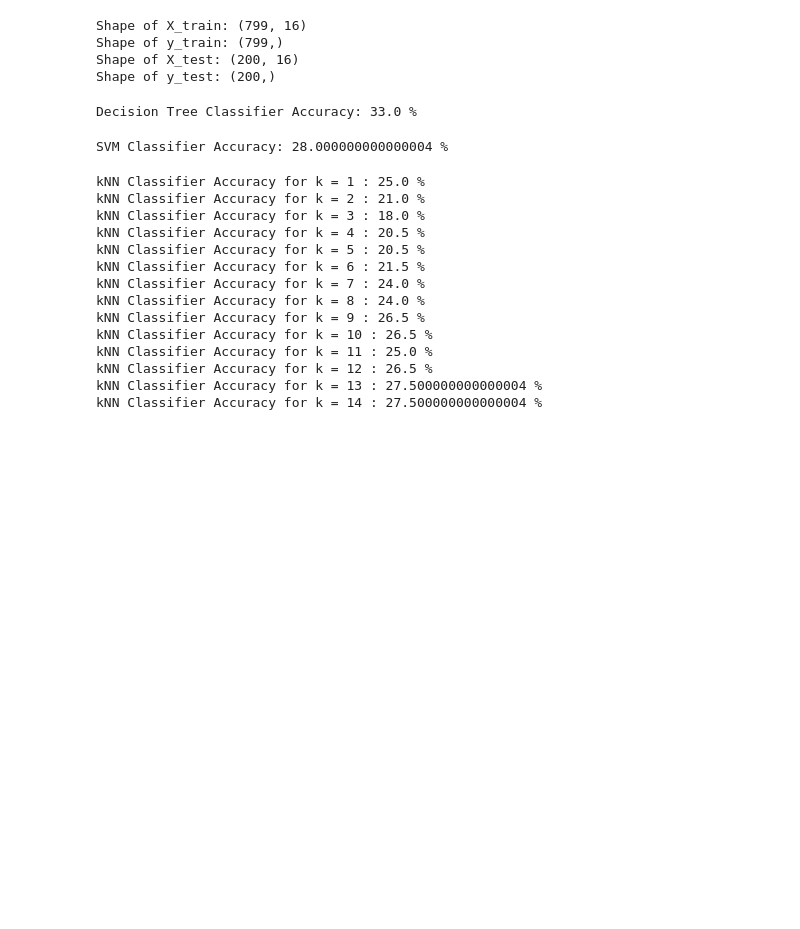
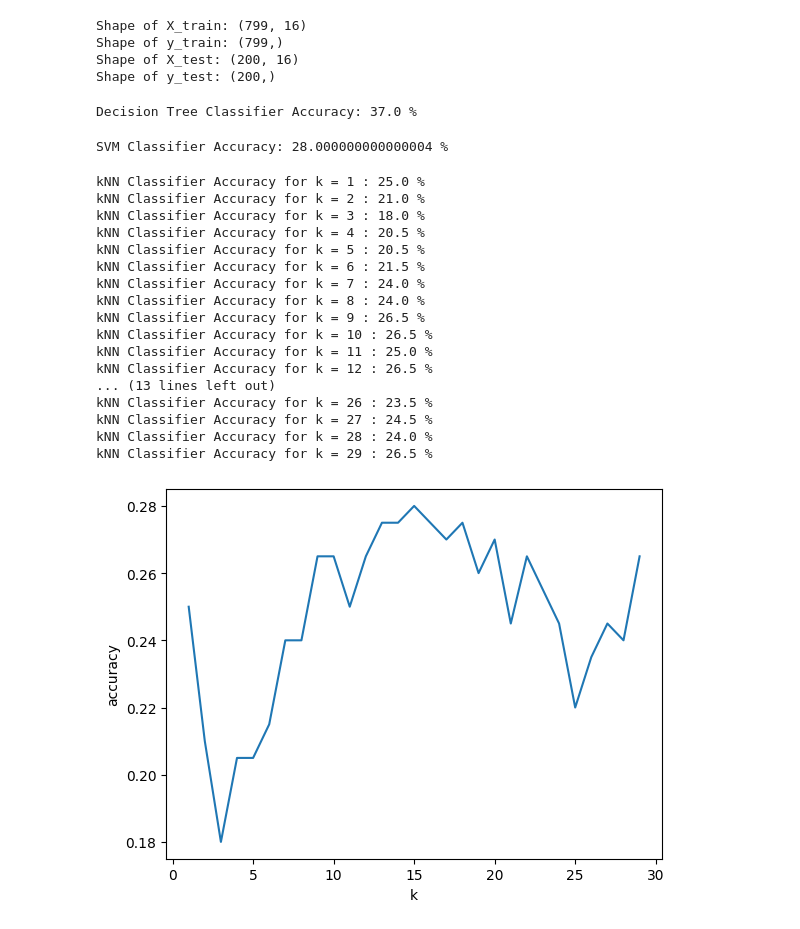
Before and after one commit to sanikanarmitwar/MusicGenreClassification, a Jupyter notebook: musicgenreIMAGE.ipynb, the cells around one changed output. Drawn from its saved outputs; the diff is of its cells as text; code cells hidden in the pictures; blank space fills up the shorter version.

Commit message:
Cleared some outputs; added graphs to visualise results

```diff
--- a/musicgenreIMAGE.ipynb
+++ b/musicgenreIMAGE.ipynb
@@ -413,13 +269,13 @@ Shape of y_test: (200,)
 from sklearn.tree import DecisionTreeClassifier
 from sklearn.metrics import accuracy_score
 
-dt_classifier = DecisionTreeClassifier()
+dt_classifier = DecisionTreeClassifier(max_depth = 8)
 dt_classifier.fit(X_train, y_train)
 dt_pred = dt_classifier.predict(X_test)
 dt_accuracy = accuracy_score(y_test, dt_pred)
 print("Decision Tree Classifier Accuracy:", dt_accuracy*100, "%")
 # %% [output]
-Decision Tree Classifier Accuracy: 33.0 %
+Decision Tree Classifier Accuracy: 37.0 %
 # %%
 from sklearn.svm import SVC
 svm_classifier = SVC()
@@ -432,34 +288,38 @@ SVM Classifier Accuracy: 28.000000000000004 %
 # %%
 from sklearn.neighbors import KNeighborsClassifier
 knn_acc = []
-for k in np.arange(1,15,1):
+for k in np.arange(1,30,1):
     knn_classifier = KNeighborsClassifier(n_neighbors=k)
     knn_classifier.fit(X_train, y_train)
     knn_pred = knn_classifier.predict(X_test)
     knn_accuracy = accuracy_score(y_test, knn_pred)
     print("kNN Classifier Accuracy for k =",k, ":", knn_accuracy*100, "%")
     knn_acc.append(knn_accuracy)
 
-# xseq = np.linspace(1, 14, 14)
-# plt.plot(xseq, knn_acc)
-# plt.xlabel("k")
-# plt.ylabel("accuracy")
-# plt.show()
+xseq = np.linspace(1, 29, 29)
+plt.plot(xseq, knn_acc)
+plt.xlabel("k")
+plt.ylabel("accuracy")
+plt.show()
 # %% [output]
 kNN Classifier Accuracy for k = 1 : 25.0 %
 kNN Classifier Accuracy for k = 2 : 21.0 %
 kNN Classifier Accuracy for k = 3 : 18.0 %
 kNN Classifier Accuracy for k = 4 : 20.5 %
 kNN Classifier Accuracy for k = 5 : 20.5 %
 kNN Classifier Accuracy for k = 6 : 21.5 %
 kNN Classifier Accuracy for k = 7 : 24.0 %
 kNN Classifier Accuracy for k = 8 : 24.0 %
 kNN Classifier Accuracy for k = 9 : 26.5 %
 kNN Classifier Accuracy for k = 10 : 26.5 %
 kNN Classifier Accuracy for k = 11 : 25.0 %
 kNN Classifier Accuracy for k = 12 : 26.5 %
-kNN Classifier Accuracy for k = 13 : 27.500000000000004 %
-kNN Classifier Accuracy for k = 14 : 27.500000000000004 %
+... (13 lines left out)
+kNN Classifier Accuracy for k = 26 : 23.5 %
+kNN Classifier Accuracy for k = 27 : 24.5 %
+kNN Classifier Accuracy for k = 28 : 24.0 %
+kNN Classifier Accuracy for k = 29 : 26.5 %
+[figure, added]
 # %%
 from sklearn.ensemble import RandomForestClassifier
 from sklearn.metrics import accuracy_score
```
Also changed, not shown: parts of 9 cells of this notebook.
